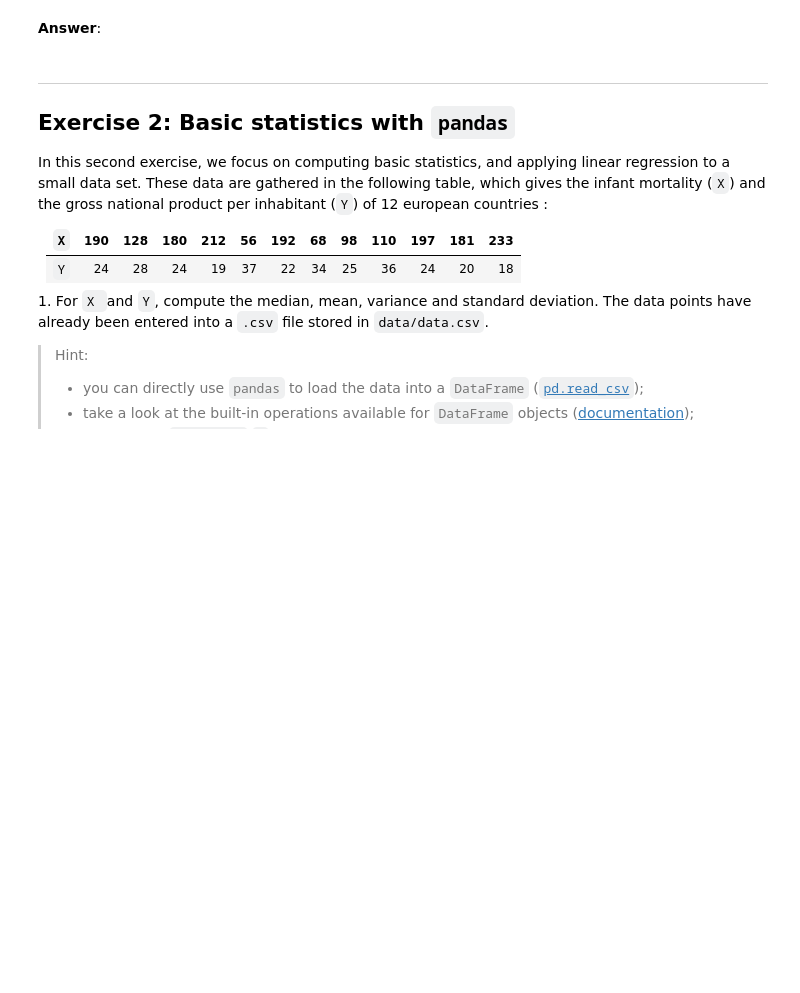
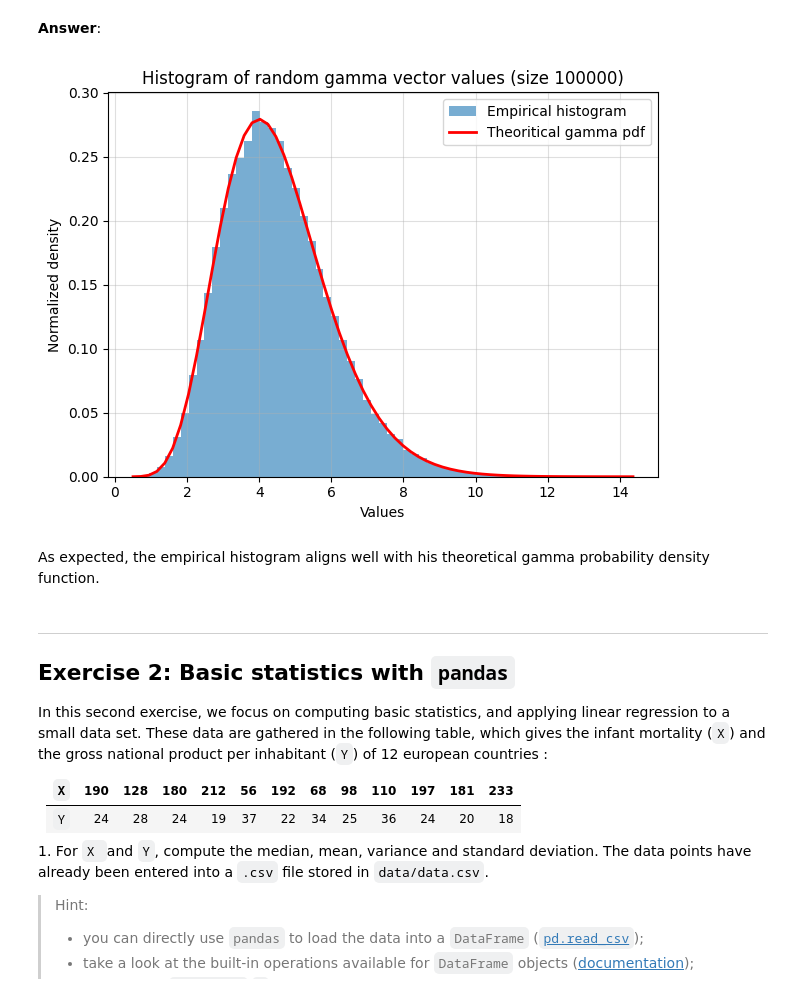
Before and after one commit to RakelOuakil/python_sdia, a Jupyter notebook: Labs/Lab2/lab2.ipynb, the cells around one changed output. Drawn from its saved outputs; the diff is of its cells as text; code cells hidden in the pictures; blank space fills up the shorter version.

```diff
--- a/Labs/Lab2/lab2.ipynb
+++ b/Labs/Lab2/lab2.ipynb
@@ -80,3 +218,24 @@ and displaying their histogram. In the following, we consider $(\alpha, \beta) =
+# %%
+def gamma_pdf_function(x: np.ndarray, scale: float = 0.5, shape: float = 9.) -> np.ndarray:
+    return x**(shape-1)*(np.exp(-bins/scale) /  (sps.gamma(shape)*scale**shape)) # numpy formula for gamma pdf
+# %%
+count, bins = plot_gamma_distrib_histogram(gamma_vector=gamma_vector)
+
+y = gamma_pdf_function(x=bins) # we evaluate the pdf on the points of bins
+
+plt.plot(bins, y, "r-", linewidth=2, label="Theoritical gamma pdf")
+plt.legend()
+plt.grid(alpha=0.4)
+plt.tight_layout()
+
+save_fig_as_png(filename="histogram.png") # save figure as png
+
+
+plt.show()
+# %% [output]
+[figure, added]
+# %% [markdown]
+As expected, the empirical histogram aligns well with his theoretical gamma probability density function.
 # %% [markdown]
 ---
 ## <a name="ex2">Exercise 2: Basic statistics with `pandas`</a>
```
Also changed, not shown: parts of 46 cells of this notebook, 6 other files.
